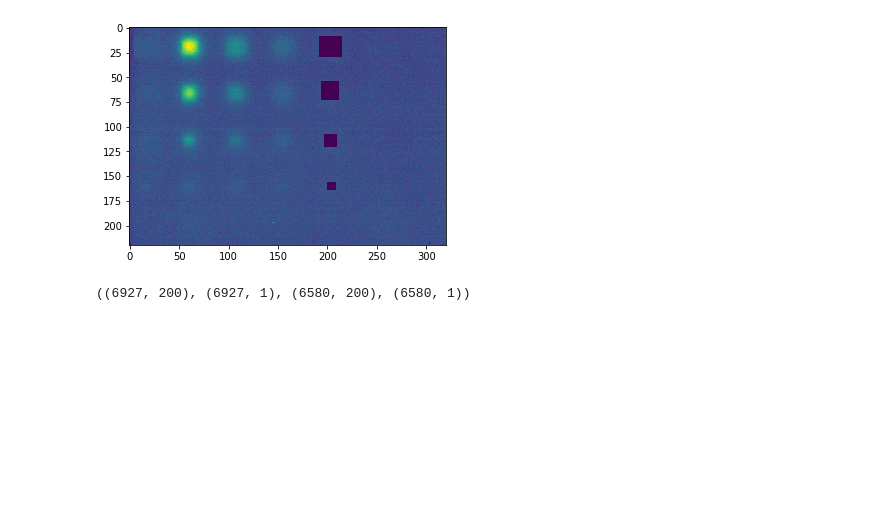
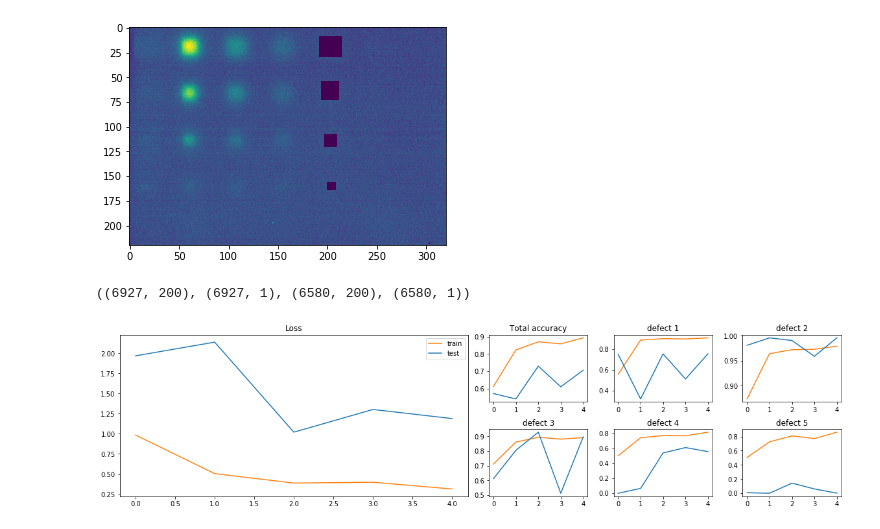
Before and after one commit to bloodraven66/NDT-SNR-Enhancement-and-Defect-Detection-In-Thermal-Imaging, a Jupyter notebook: LSTM_Defect_detection.ipynb, the cells around one changed output. Cells and saved outputs as stored; diff of their text form; code cells hidden in the pictures; blank space fills up the shorter version.

Commit message:
updated lstm code

```diff
--- a/LSTM_Defect_detection.ipynb
+++ b/LSTM_Defect_detection.ipynb
@@ -372,70 +381,42 @@ def plots(training_loss, test_loss,train_, test_, train, test, save=False, idx=N
     if save!= False:
         fig.savefig("{}/plot{}.jpeg".format(save,idx))
 # %%
-learning_rate = [0.0001, 0.005, 0.05]
-all_betas = [(0.9, 0.999), (0.95, 0.999)]
-all_hidden = [256, 128, 64, 512]
-all_num_layers = [1, 2]
-norm = [0.5, 1, 1.5, 2, 5]
-scheduler = [0, 3, 5, 10]
-# learning_rate = [0.0001]
-# all_betas = [(0.90, 0.999)]
-# all_hidden = [512]
-# all_num_layers = [2]
 best_acc = 0
-num_classes = 6
-count = 0
-info = [0]*282
 final_values = []
-for norm_ in norm:
-    for lr in learning_rate:
-        for betas in all_betas:
-            for hidden in all_hidden:
-                for num_layers in all_num_layers:
-                    for sch in scheduler:
-                        count += 1
-                        if count == 283:
 
-#                         if count-1 in keep:
+model = LSTM().double()
+for name, module in model.named_children():
+    module.reset_parameters()
+optimizer = torch.optim.Adam(model.parameters(), lr=args.lr, betas=(0.95, 0.999))
 
-                            model = LSTM(hidden=hidden, num_layers=num_layers, num_classes=num_classes).double()
-                            for name, module in model.named_children():
-                                module.reset_parameters()
-                            optimizer = torch.optim.Adam(model.parameters(), lr=lr, betas=betas)
+if args.cuda:
+    model.cuda()
+training_loss, test_loss = [], []
+training_accuracy, test_accuracy = [], []
+class_accuracy_train, class_accuracy_test = [[],[],[],[],[],[]], [[],[],[],[],[],[]]
 
-                            if args.cuda:
-                                model.cuda()
-                            training_loss, test_loss = [], []
-                            training_accuracy, test_accuracy = [], []
-                            class_accuracy_train, class_accuracy_test = [[],[],[],[],[],[]], [[],[],[],[],[],[]]
-                            info.append(['{0}/{1}:lr={2}:beta={3}:hidden={4}:layers={5}:norm={6}:scheduler={7}'
-                                      .format(count, (len(learning_rate)*len(all_betas)*len(all_hidden)*len(all_num_layers)*len(norm)*len(scheduler)), lr, betas, hidden, num_layers, norm_, sch)])
-                            for epoch in range(0, 30):
-                                print(count-1)
-                                loss_, acc_, class_acc_ = iterator(model, epoch, num_classes=num_classes, norm=norm_)
-                                training_loss.append(loss_)
-                                training_accuracy.append(acc_)
-                                for i in range(len(class_acc_)):
-                                    class_accuracy_train[i].append(class_acc_[i])
-                                loss_, acc_, class_acc_ = iterator(model, epoch, mode='test', loader=test_loader, scheduler=sch)
-                                test_loss.append(loss_)
-                                test_accuracy.append(acc_)
-                                if epoch > 5 and test_loss[-5:] == sorted(test_loss[-5:]):
-                                        break
-                                for i in range(len(class_acc_)):
-                                    class_accuracy_test[i].append(class_acc_[i])
-                                clear_output()
-                                if test_accuracy[epoch]>=best_acc:
-                                    best_acc = test_accuracy[epoch]
-                                    torch.save(model.state_dict(), '../models/6class_best_model.pth')
-                                print(info[count-1][0])
+for epoch in range(0, 5):
+    loss_, acc_, class_acc_ = iterator(model, epoch)
+    training_loss.append(loss_)
+    training_accuracy.append(acc_)
+    for i in range(len(class_acc_)):
+        class_accuracy_train[i].append(class_acc_[i])
+    loss_, acc_, class_acc_ = iterator(model, epoch, mode='test', loader=test_loader)
+    test_loss.append(loss_)
+    test_accuracy.append(acc_)
+    if epoch > 5 and test_loss[-5:] == sorted(test_loss[-5:]):
+            break
+    for i in range(len(class_acc_)):
+        class_accuracy_test[i].append(class_acc_[i])
+    clear_output()
+    if test_accuracy[epoch]>=best_acc:
+        best_acc = test_accuracy[epoch]
+#         torch.save(model.state_dict(), '../models/6class_best_model.pth')
 
-                                plots(training_loss, test_loss, training_accuracy, test_accuracy, class_accuracy_train, class_accuracy_test,save='../plots',idx=count)
-                            file = open("/home/sathvik/Documents/NDTPhase2/models/log_second.txt","w+")
-                            info[count-1] = [info[count-1][0] + ':Acc={0:.2f}'.format(max(test_accuracy))]
-                            file.write(str(info))
-                            file.close()
-                            final_values.append([training_loss, test_loss, training_accuracy, test_accuracy, class_accuracy_train, class_accuracy_test])
-                            np.save('../plots/plots_data_6class', np.array(final_values))
-                            print('max accuracy {0:.2f}% occured at epoch {1}'.format(max(test_accuracy), np.argmax(np.array(test_accuracy)) + 1))
+    plots(training_loss, test_loss, training_accuracy, test_accuracy,
+          class_accuracy_train, class_accuracy_test)
+print('Before Hyperparameter tuning:\n')
+print('max accuracy {0:.2f}% occured at epoch {1}'
+      .format(max(test_accuracy), np.argmax(np.array(test_accuracy)) + 1))
 # %% [output]
+[figure, new version]
```
Also changed, not shown: parts of 7 cells of this notebook.
